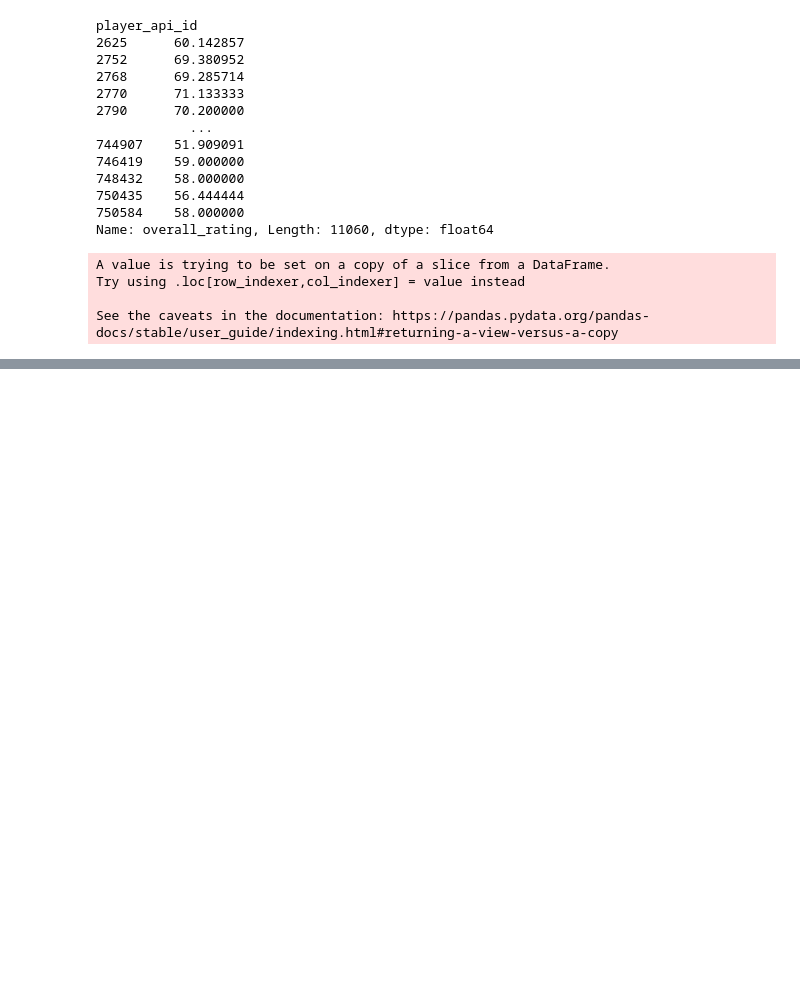
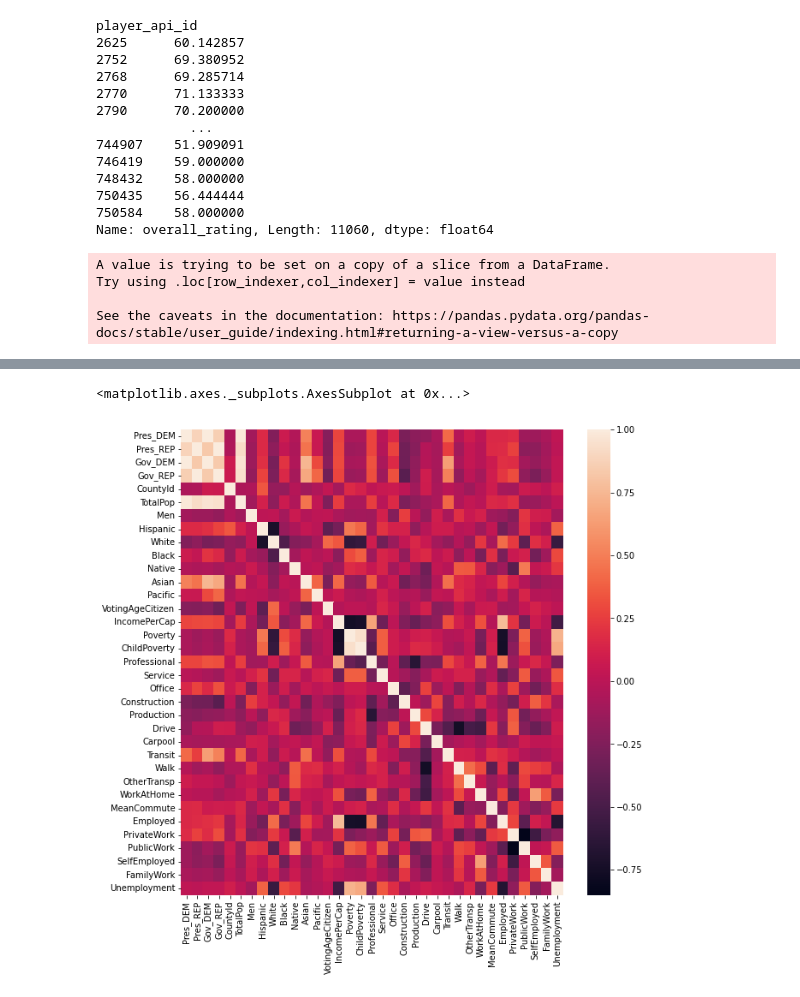
Before and after one commit to spacemaninSeoul/fast_campus_ML300, a Jupyter notebook: ML300_분류파트복습.ipynb, the cells around one changed output, grey strips where cells are left out. Cells and saved outputs as stored; diff of their text form; code cells hidden in the pictures; blank space fills up the shorter version.

```diff
--- a/ML300_분류파트복습.ipynb
+++ b/ML300_분류파트복습.ipynb
@@ -1523,0 +1715,4 @@ See the caveats in the documentation: https://pandas.pydata.org/pandas-docs/stab
+# %%
+df_census.rename({'State':'state', 'County':'county'}, axis=1, inplace=True)
+df_census.set_index(['state', 'county'], inplace=True)
+df_census
@@ -1523,0 +1745,8 @@ See the caveats in the documentation: https://pandas.pydata.org/pandas-docs/stab
+# %%
+df_census.drop(['Income', 'IncomeErr', 'IncomePerCapErr'], axis=1, inplace=True)
+# %%
+# 다중공산성 문제를 해결하기 위한 작업
+df_census.drop(['Women'], axis=1, inplace=True)
+df_census['Men'] /= df_census['TotalPop']
+df_census['VotingAgeCitizen'] /= df_census['TotalPop']
+df_census['Employed'] /= df_census['TotalPop']
@@ -1523,0 +1763,3 @@ See the caveats in the documentation: https://pandas.pydata.org/pandas-docs/stab
+# %%
+# df_pres, df_gov, df_census 데이터프레임을 하나로 결합하기
+df = pd.concat([table_pres, table_gov, df_census], axis=1)
@@ -1523,0 +1803,7 @@ See the caveats in the documentation: https://pandas.pydata.org/pandas-docs/stab
+# %%
+# 컬럼간의 Correlation을 heatmap으로 표현하기
+plt.figure(figsize=(10,10))
+sns.heatmap(df.corr())
+# %% [output]
+<matplotlib.axes._subplots.AxesSubplot at 0x...>
+[figure, added]
```
Also changed, not shown: parts of 45 cells of this notebook.
